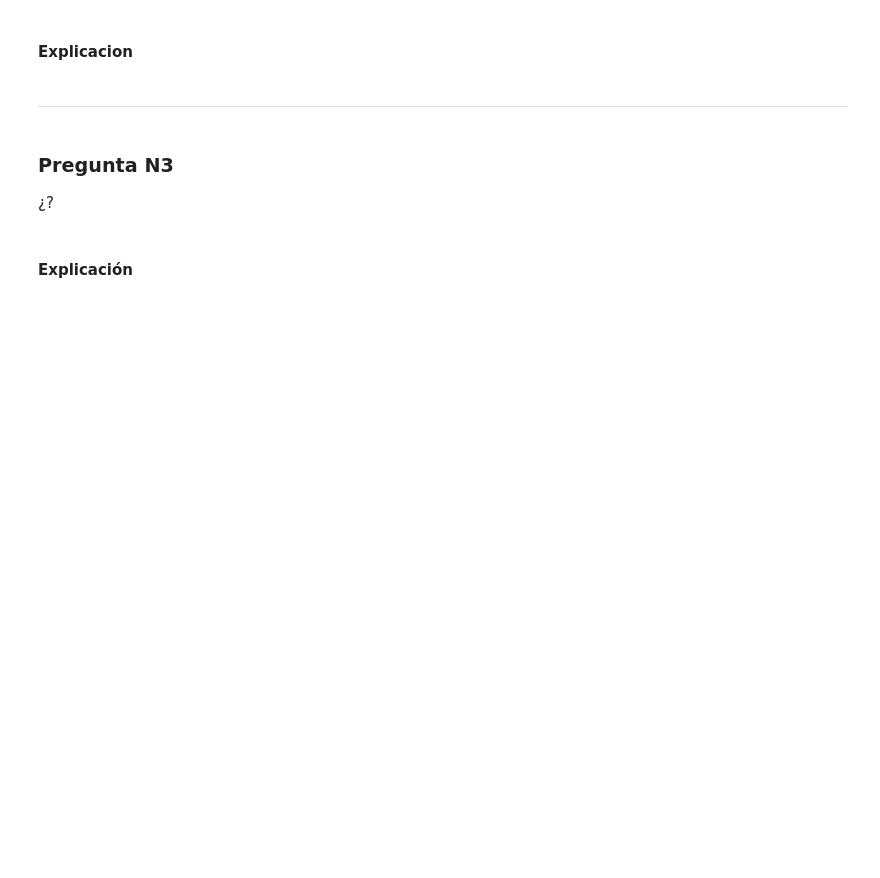
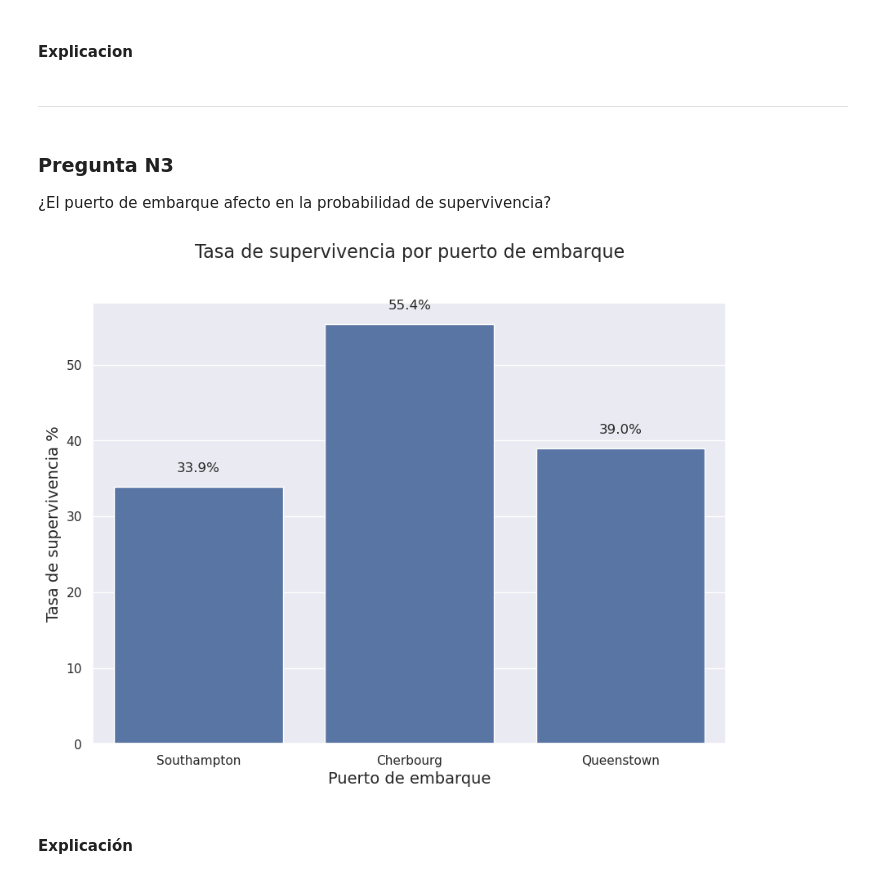
Before and after one commit to andruudev/Titanic-Analisis---Kruger-Instituto-Xponencial, a Jupyter notebook: trabajo_fin_modulo.ipynb, the cells around one changed output. Drawn from its saved outputs; the diff is of its cells as text; code cells hidden in the pictures; blank space fills up the shorter version.

```diff
--- a/trabajo_fin_modulo.ipynb
+++ b/trabajo_fin_modulo.ipynb
@@ -321,6 +348,3 @@ print('Hello')
 #### Explicacion
 # %% [markdown]
 -----------------------------------
-# %% [markdown]
-### Pregunta N3
-¿?
@@ -329,0 +351,3 @@ print('hello')
+# %% [markdown]
+### Pregunta N3
+¿El puerto de embarque afecto en la probabilidad de supervivencia?
@@ -330,2 +358,26 @@ print('hello')
+# %%
+# Código
+
+#Se asigna el nombre del embarque a cada numero asignado
+datos_titanic['Full_embarked'] = datos_titanic['Embarked'].map({1:'Cherbourg', 2:'Queenstown', 3:'Southampton'})
+
+#Se empieza a graficar
+plt.figure(figsize=(10,7))
+sbn.barplot( x='Full_embarked', y='Survived', data=datos_titanic, errorbar=None)
+
+#Se añaden las etiquetas
+plt.title('Tasa de supervivencia por puerto de embarque', fontsize=16, pad=40)
+plt.xlabel('Puerto de embarque', fontsize=14)
+plt.ylabel('Tasa de supervivencia %', fontsize=14)
+#Se añaden los porcentajes
+for x, label in enumerate(datos_titanic['Full_embarked'].unique()):
+  survival_rate = datos_titanic[datos_titanic['Full_embarked'] == label]['Survived'].mean()
+  plt.text(x, survival_rate + 0.02, f'{survival_rate * 100:.1f}%', ha='center', fontsize=12)
+#Se transforma los valores del eje y a enteros
+plt.gca().yaxis.set_major_formatter(plt.FuncFormatter(lambda y, _: f'{int(y * 100)}'))
+
+plt.show()
+# %% [output]
+[figure, added]
 # %% [markdown]
 #### Explicación
```
Also changed, not shown: parts of 17 cells of this notebook.
